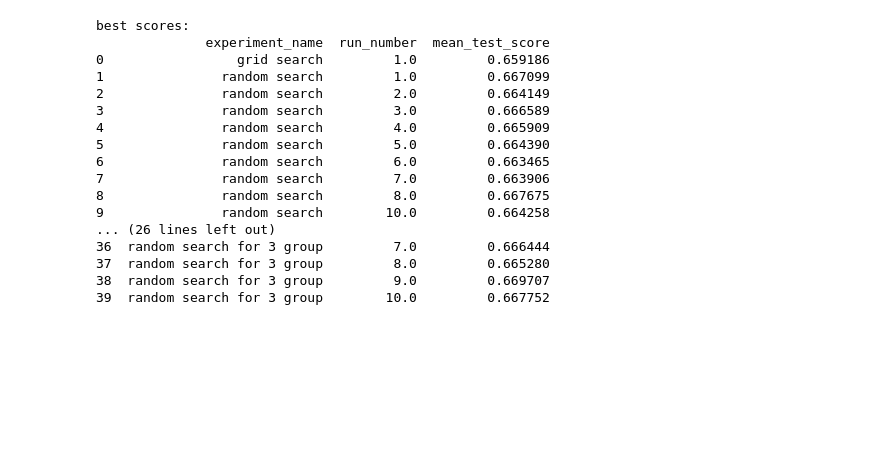
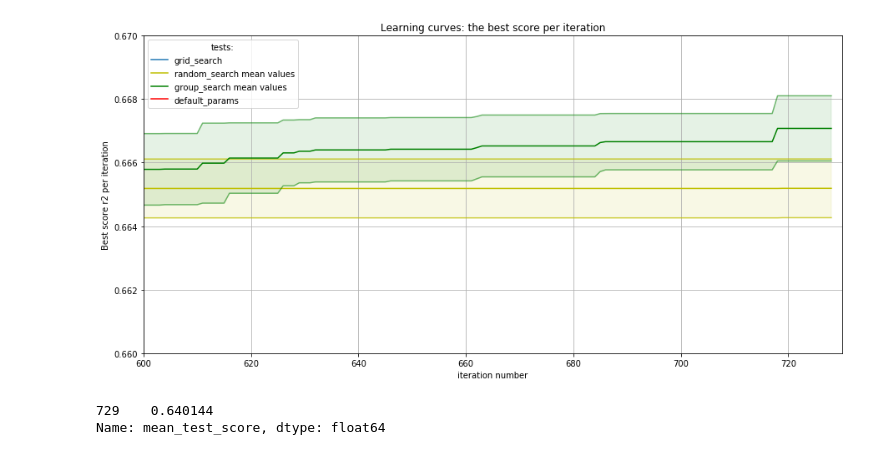
Before and after one commit to HollowPrincess/GradBoostOptim, a Jupyter notebook: xgboost_test_1_analysis.ipynb, the cells around one changed output. Saved outputs shown, nothing was run; the diff lists cells and outputs as text; code cells hidden in the pictures; blank space fills up the shorter version.

```diff
--- a/xgboost_test_1_analysis.ipynb
+++ b/xgboost_test_1_analysis.ipynb
@@ -258,27 +209,52 @@ array(['grid search', 'default params', 'random search for 1 group',
+# %%
+#comparison
+# confidence intervals theory get from:
+# https://medium.com/ml-ai-study-group/confidence-interval-confidence-level-be58d250dd40
+
+## PLOT
+plt.figure(figsize=(15,7))
+plt.grid()
+x=list(range(0, grid_perf.shape[0]))
+
+#grid plot:
+plt.plot(x, grid_perf, label="grid_search")
+
+#conf for random:
+plt.plot(x, random_mean, color="y", label="random_search mean values")
+plt.plot(x, lower_random, alpha=0.7, color="y")
+plt.plot(x, upper_random, alpha=0.7, color="y")
+plt.fill_between(x, lower_random, upper_random, alpha=0.1, color="y")
+
+#conf for group:
+plt.plot(x, group_mean, color="green", label="group_search mean values")
+plt.plot(x, lower_group, alpha=0.5, color="green")
+plt.plot(x, upper_group, alpha=0.5, color="green")
+plt.fill_between(x, lower_group, upper_group, alpha=0.1, color="green")
+
+#line for default values
+plt.axhline(default_perf.values, label="default_params", color='r')
+
+plt.legend(title='tests:')
+plt.title("Learning curves: the best score per iteration")
+plt.ylabel("Best score r2 per iteration")
+plt.xlabel("iteration number")
+plt.xlim(600,730)
+plt.ylim(0.66, 0.67)
+plt.savefig("graphs/2_scores_scaled.jpg")
+plt.show()
+# %% [output]
+[figure, added]
 # %%
 df.loc[df.experiment_name=="grid search", "run_number"]=1
+# %%
+df.loc[df.experiment_name == 'default params','mean_test_score']
+# %% [output]
+729    0.640144
+Name: mean_test_score, dtype: float64
 # %%
 best_scores=df.groupby(by=['experiment_name', 'run_number'])['mean_test_score'].max().reset_index()
-print("best scores:")
-print(best_scores)
+#print("best scores:")
+#print(best_scores)
 
 best=pd.merge(df, best_scores, how='inner', on=['experiment_name','run_number','mean_test_score']).loc[:,['experiment_name','mean_test_score', 'params', 'iter_num','run_number']]
 #best step and params
-# %% [output]
-best scores:
-              experiment_name  run_number  mean_test_score
-0                 grid search         1.0         0.659186
-1               random search         1.0         0.667099
-2               random search         2.0         0.664149
-3               random search         3.0         0.666589
-4               random search         4.0         0.665909
-5               random search         5.0         0.664390
-6               random search         6.0         0.663465
-7               random search         7.0         0.663906
-8               random search         8.0         0.667675
-9               random search        10.0         0.664258
-... (26 lines left out)
-36  random search for 3 group         7.0         0.666444
-37  random search for 3 group         8.0         0.665280
-38  random search for 3 group         9.0         0.669707
-39  random search for 3 group        10.0         0.667752
```
Also changed, not shown: parts of 29 cells of this notebook, 13 other files.
